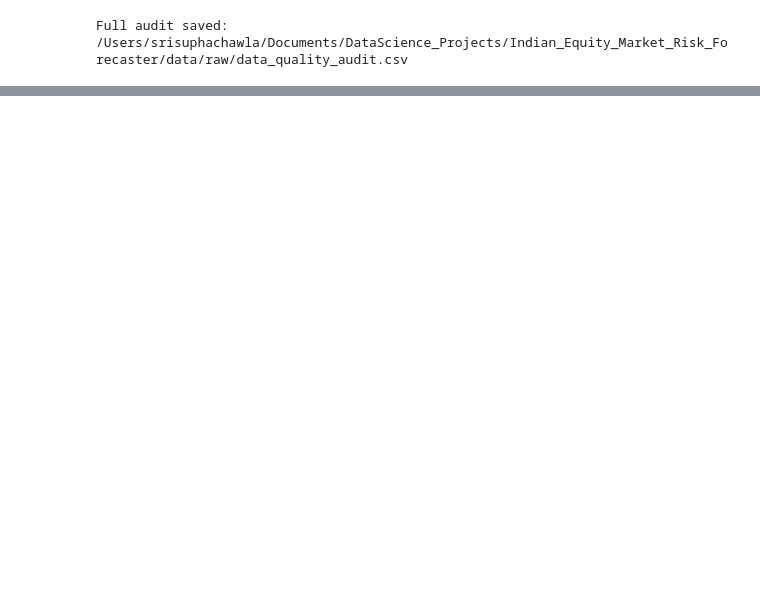
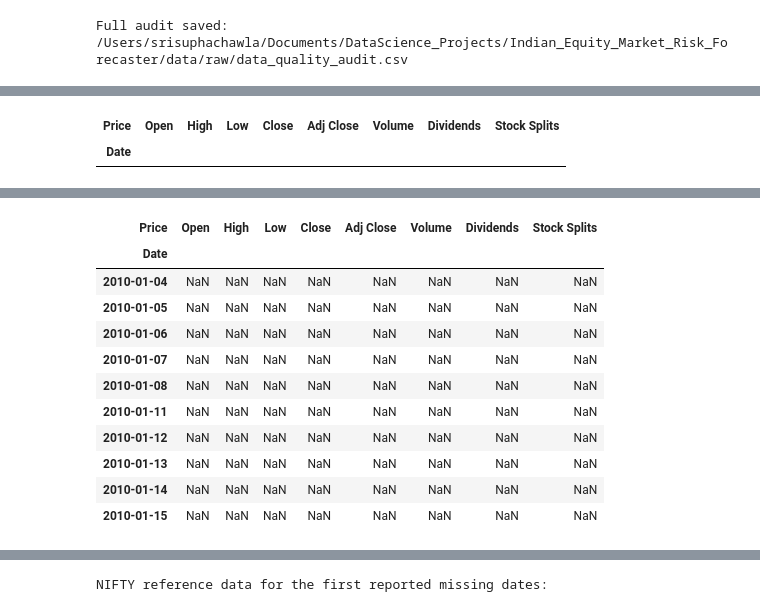
Before and after one commit to Srisupha29/DataScience_Projects, a Jupyter notebook: Indian_Equity_Market_Risk_Forecaster/notebooks/01_Data_Acquisition.ipynb, the cells around one changed output, grey strips where cells are left out. Saved outputs shown, nothing was run; the diff lists cells and outputs as text; code cells hidden in the pictures; blank space fills up the shorter version.

```diff
--- a/Indian_Equity_Market_Risk_Forecaster/notebooks/01_Data_Acquisition.ipynb
+++ b/Indian_Equity_Market_Risk_Forecaster/notebooks/01_Data_Acquisition.ipynb
@@ -612,0 +749,64 @@ BZ=F: 0 invalid observations
+# %%
+# Investigate Missing Date Pattern
+
+sample_tickers = [
+    "RELIANCE.NS",
+    "JIOFIN.NS",
+    "MAXHEALTH.NS"
+]
+
+# Inspect the NIFTY reference calendar
+nifty_file = MACRO_RAW_DIR / "NSEI.parquet"
+nifty_data = pd.read_parquet(nifty_file)
+
+if isinstance(nifty_data.columns, pd.MultiIndex):
+    nifty_data.columns = nifty_data.columns.get_level_values(-1)
+
+print("NIFTY 50 reference calendar")
+print("Rows:", len(nifty_data))
+print("First date:", nifty_data.index.min())
+print("Last date:", nifty_data.index.max())
+
+# Inspect representative stock datasets
+for ticker in sample_tickers:
+
+    safe_name = ticker.replace("^", "").replace("=", "_").replace(".", "_")
+    file_path = STOCK_RAW_DIR / f"{safe_name}.parquet"
+
+    data = pd.read_parquet(file_path)
+
+    if isinstance(data.columns, pd.MultiIndex):
+        data.columns = data.columns.get_level_values(-1)
+
+    valid_close = data["Close"].dropna()
+
+    print(f"\n{'=' * 45}")
+    print("Ticker:", ticker)
+    print("Total rows:", len(data))
+    print("Rows with valid Close:", len(valid_close))
+    print("Rows with missing Close:", data["Close"].isna().sum())
+
+    if not valid_close.empty:
+        print("First valid Close:", valid_close.index.min())
+        print("Last valid Close:", valid_close.index.max())
+
+    # Show the first 10 rows with missing Close
+    print("\nFirst missing Close observations:")
+    display(data.loc[data["Close"].isna()].head(10))
+
+# Inspect dates identified as missing in the previous audit
+print("\nNIFTY reference data for the first reported missing dates:")
+
+example_dates = missing_date_audit.loc[
+        missing_date_audit["ticker"] == "RELIANCE.NS",
+        "missing_date_examples"
+    ].iloc[0]
+
+display(
+    nifty_data.loc[
+        pd.to_datetime(nifty_data.index).normalize().isin(
+            pd.to_datetime(example_dates).normalize()
+        )
+    ]
+)
+# %% [output]
@@ -612,0 +827,2 @@ BZ=F: 0 invalid observations
+| Price | Open | High | Low | Close | Adj Close | Volume | Dividends | Stock Splits |
+| Date |  |  |  |  |  |  |  |  |
@@ -612,0 +838,12 @@ BZ=F: 0 invalid observations
+| Price | Open | High | Low | Close | Adj Close | Volume | Dividends | Stock Splits |
+| Date |  |  |  |  |  |  |  |  |
+| 2010-01-04 | NaN | NaN | NaN | NaN | NaN | NaN | NaN | NaN |
+| 2010-01-05 | NaN | NaN | NaN | NaN | NaN | NaN | NaN | NaN |
+| 2010-01-06 | NaN | NaN | NaN | NaN | NaN | NaN | NaN | NaN |
+| 2010-01-07 | NaN | NaN | NaN | NaN | NaN | NaN | NaN | NaN |
+| 2010-01-08 | NaN | NaN | NaN | NaN | NaN | NaN | NaN | NaN |
+| 2010-01-11 | NaN | NaN | NaN | NaN | NaN | NaN | NaN | NaN |
+| 2010-01-12 | NaN | NaN | NaN | NaN | NaN | NaN | NaN | NaN |
+| 2010-01-13 | NaN | NaN | NaN | NaN | NaN | NaN | NaN | NaN |
+| 2010-01-14 | NaN | NaN | NaN | NaN | NaN | NaN | NaN | NaN |
+| 2010-01-15 | NaN | NaN | NaN | NaN | NaN | NaN | NaN | NaN |
@@ -612,0 +871 @@ BZ=F: 0 invalid observations
+NIFTY reference data for the first reported missing dates:
```
Also changed, not shown: parts of 8 cells of this notebook.
